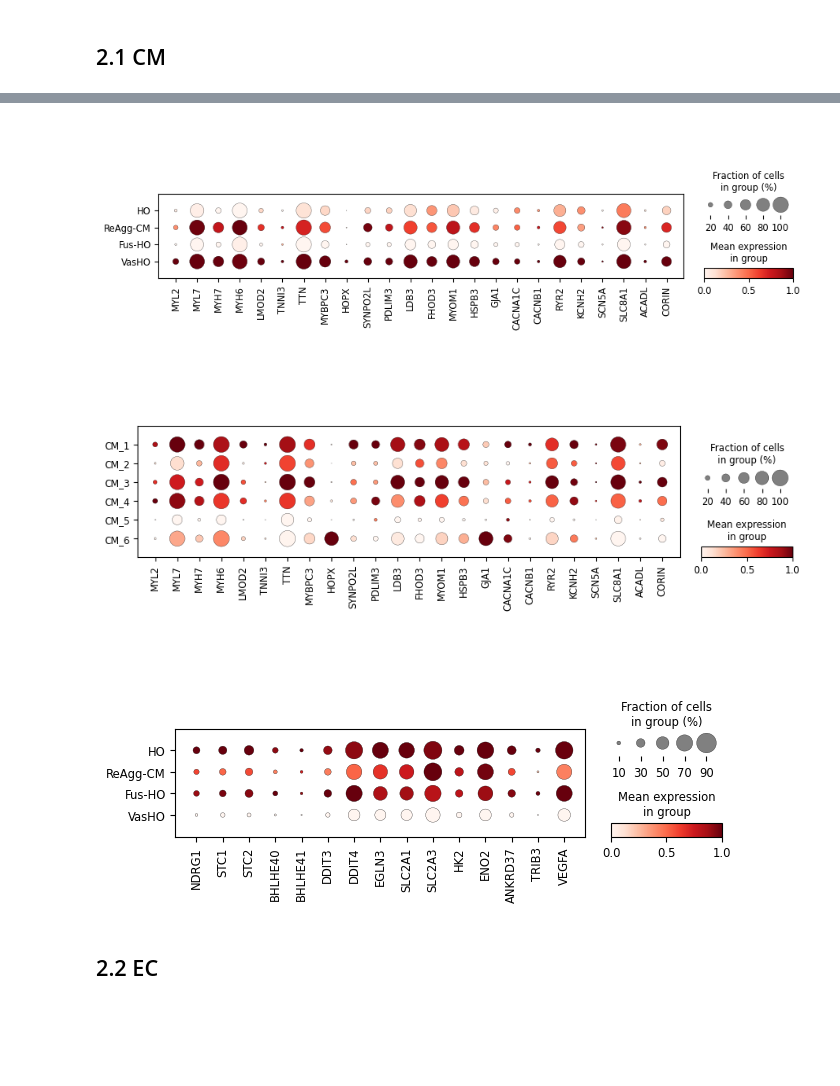
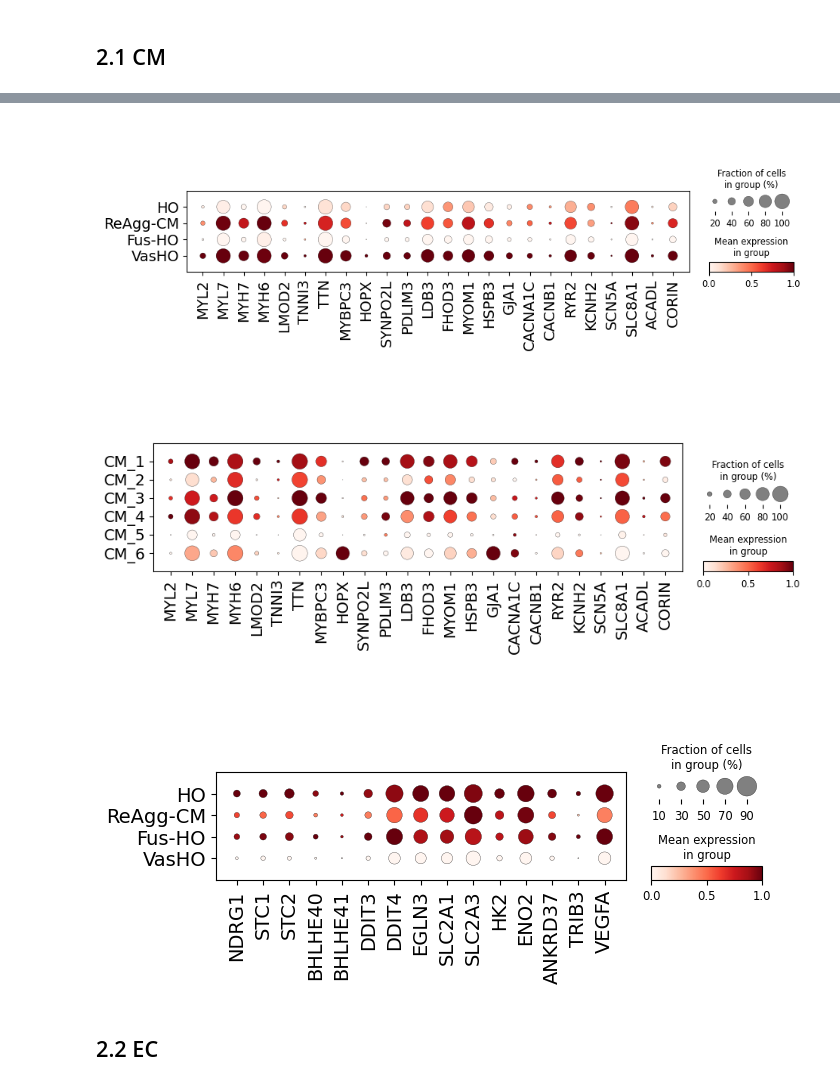
Before and after one commit to yachielab/DataAnalysis_Vascularized_Cardiac_Organoids, a Jupyter notebook: ipynb/CCO12.ipynb, the cells around one changed output, grey strips where cells are left out. Cells and saved outputs as stored; diff of their text form; code cells hidden in the pictures; blank space fills up the shorter version.

```diff
--- a/ipynb/CCO12.ipynb
+++ b/ipynb/CCO12.ipynb
@@ -573,42 +698,57 @@ plt.show()
 # %%
 marker_dict = ['MYL2', 'MYL7', 'MYH7', 'MYH6', 'LMOD2', 'TNNI3', 'TTN', 'MYBPC3',
                'HOPX', 'SYNPO2L', 'PDLIM3', 'LDB3', 'FHOD3', 'MYOM1','HSPB3',
                'GJA1', 'CACNA1C', 'CACNB1', 'RYR2', 'KCNH2', 'SCN5A', 'SLC8A1',
                'ACADL', 'CORIN']
 categories_order = samples.copy()
 categories_order.remove("ALL")
 categories_order.remove("VO")
 
-sc.pl.dotplot(adata[adata.obs["batch"] != "VO"], marker_dict, groupby="batch", standard_scale="var", show=False, categories_order=categories_order)
-# plt.savefig(f'{WORK_DIR}/dotplot/by_batch.{ct}.png', bbox_inches="tight")
-# plt.savefig(f'{WORK_DIR}/dotplot/by_batch.{ct}.svg', bbox_inches="tight")
+dp = sc.pl.dotplot(adata[adata.obs["batch"] != "VO"], marker_dict, groupby="batch", standard_scale="var", show=False, categories_order=categories_order, return_fig=True)
+dp.make_figure()
+ax = dp.ax_dict["mainplot_ax"]
+ax.tick_params(axis="x", labelsize=14)
+ax.tick_params(axis="y", labelsize=14)
+
+plt.savefig(f'{WORK_DIR}/dotplot/by_batch.{ct}.png', bbox_inches="tight")
+plt.savefig(f'{WORK_DIR}/dotplot/by_batch.{ct}.svg', bbox_inches="tight")
 plt.show()
 # %% [output]
-[figure, old version]
+[figure, new version]
 # %%
 marker_dict = ['MYL2', 'MYL7', 'MYH7', 'MYH6', 'LMOD2', 'TNNI3', 'TTN', 'MYBPC3',
                'HOPX', 'SYNPO2L', 'PDLIM3', 'LDB3', 'FHOD3', 'MYOM1','HSPB3',
                'GJA1', 'CACNA1C', 'CACNB1', 'RYR2', 'KCNH2', 'SCN5A', 'SLC8A1',
                'ACADL', 'CORIN']
 
-sc.pl.dotplot(adata[adata.obs["batch"] != "VO"], marker_dict, groupby="cell_type_subcluster", standard_scale="var", show=False,)
-# plt.savefig(f'{WORK_DIR}/dotplot/by_cluster.{ct}.png', bbox_inches="tight")
-# plt.savefig(f'{WORK_DIR}/dotplot/by_cluster.{ct}.svg', bbox_inches="tight")
+dp = sc.pl.dotplot(adata[adata.obs["batch"] != "VO"], marker_dict, groupby="cell_type_subcluster", standard_scale="var", show=False, return_fig=True)
+dp.make_figure()
+ax = dp.ax_dict["mainplot_ax"]
+ax.tick_params(axis="x", labelsize=14)
+ax.tick_params(axis="y", labelsize=14)
+
+plt.savefig(f'{WORK_DIR}/dotplot/by_cluster.{ct}.png', bbox_inches="tight")
+plt.savefig(f'{WORK_DIR}/dotplot/by_cluster.{ct}.svg', bbox_inches="tight")
 plt.show()
 # %% [output]
-[figure, old version]
+[figure, new version]
 # %%
 marker_dict = ['NDRG1', 'STC1', 'STC2', 'BHLHE40', 'BHLHE41', 'DDIT3', 'DDIT4', 'EGLN3', 'SLC2A1', 'SLC2A3', 'HK2', 'ENO2', 'ANKRD37', 'TRIB3', 'VEGFA']
 categories_order = samples.copy()
 categories_order.remove("ALL")
 categories_order.remove("VO")
 
-sc.pl.dotplot(adata[adata.obs["batch"] != "VO"], marker_dict, groupby="batch", standard_scale="var", show=False, categories_order=categories_order)
-# plt.savefig(f'{WORK_DIR}/dotplot/by_batch.{ct}.new.png', bbox_inches="tight")
-# plt.savefig(f'{WORK_DIR}/dotplot/by_batch.{ct}.new.svg', bbox_inches="tight")
+dp = sc.pl.dotplot(adata[adata.obs["batch"] != "VO"], marker_dict, groupby="batch", standard_scale="var", show=False, categories_order=categories_order, return_fig=True)
+dp.make_figure()
+ax = dp.ax_dict["mainplot_ax"]
+ax.tick_params(axis="x", labelsize=14)
+ax.tick_params(axis="y", labelsize=14)
+
+plt.savefig(f'{WORK_DIR}/dotplot/by_batch.{ct}.new.png', bbox_inches="tight")
+plt.savefig(f'{WORK_DIR}/dotplot/by_batch.{ct}.new.svg', bbox_inches="tight")
 plt.show()
 # %% [output]
-[figure, old version]
+[figure, new version]
 # %% [markdown]
 ## 2.2 EC
 # %%
```
Also changed, not shown: parts of 15 cells of this notebook, 54 other files.
